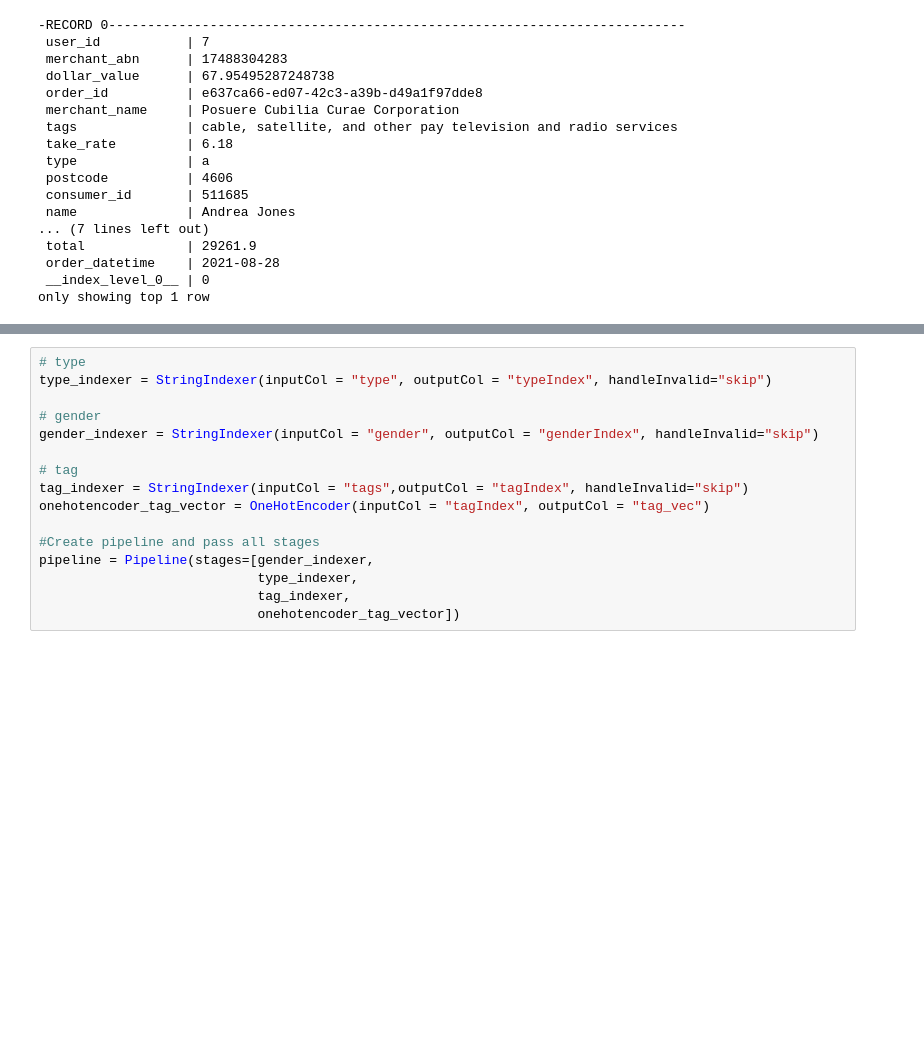
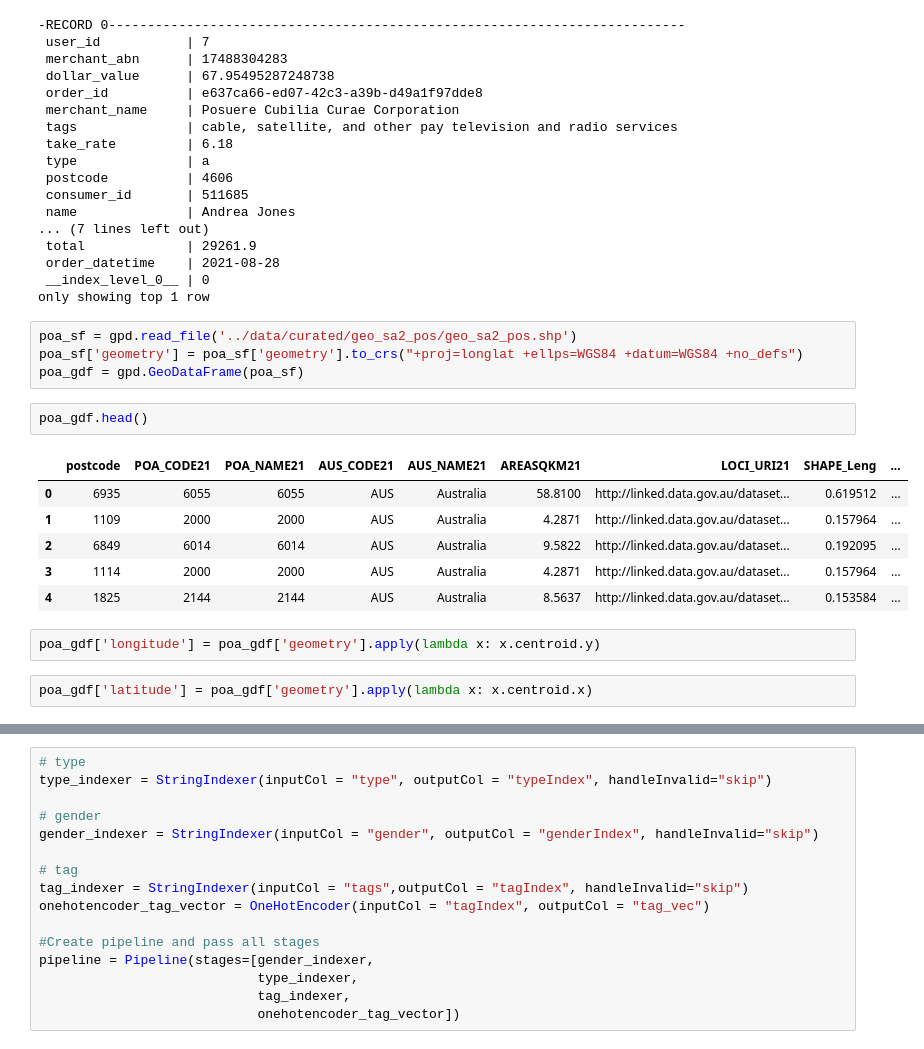
Before and after one commit to MAST30034-Applied-Data-Science/generic-buy-now-pay-later-project-group-24, a Jupyter notebook: notebooks/change_type.ipynb, the cells around one changed output, grey strips where cells are left out. Saved outputs shown, nothing was run; the diff lists cells and outputs as text; blank space fills up the shorter version.

```diff
--- a/notebooks/change_type.ipynb
+++ b/notebooks/change_type.ipynb
@@ -55,3 +50,20 @@ sdf = read_file(spark, 'filled.parquet', '../data/curated/')
  order_datetime    | 2021-08-28
  __index_level_0__ | 0
 only showing top 1 row
+# %%
+poa_sf = gpd.read_file('../data/curated/geo_sa2_pos/geo_sa2_pos.shp')
+poa_sf['geometry'] = poa_sf['geometry'].to_crs("+proj=longlat +ellps=WGS84 +datum=WGS84 +no_defs")
+poa_gdf = gpd.GeoDataFrame(poa_sf)
+# %%
+poa_gdf.head()
+# %% [output]
+|  | postcode | POA_CODE21 | POA_NAME21 | AUS_CODE21 | AUS_NAME21 | AREASQKM21 | LOCI_URI21 | SHAPE_Leng | ... |
+| 0 | 6935 | 6055 | 6055 | AUS | Australia | 58.8100 | http://linked.data.gov.au/dataset... | 0.619512 | ... |
+| 1 | 1109 | 2000 | 2000 | AUS | Australia | 4.2871 | http://linked.data.gov.au/dataset... | 0.157964 | ... |
+| 2 | 6849 | 6014 | 6014 | AUS | Australia | 9.5822 | http://linked.data.gov.au/dataset... | 0.192095 | ... |
+| 3 | 1114 | 2000 | 2000 | AUS | Australia | 4.2871 | http://linked.data.gov.au/dataset... | 0.157964 | ... |
+| 4 | 1825 | 2144 | 2144 | AUS | Australia | 8.5637 | http://linked.data.gov.au/dataset... | 0.153584 | ... |
+# %%
+poa_gdf['longitude'] = poa_gdf['geometry'].apply(lambda x: x.centroid.y)
+# %%
+poa_gdf['latitude'] = poa_gdf['geometry'].apply(lambda x: x.centroid.x)
```
Also changed, not shown: parts of 23 cells of this notebook, 1 other file.
